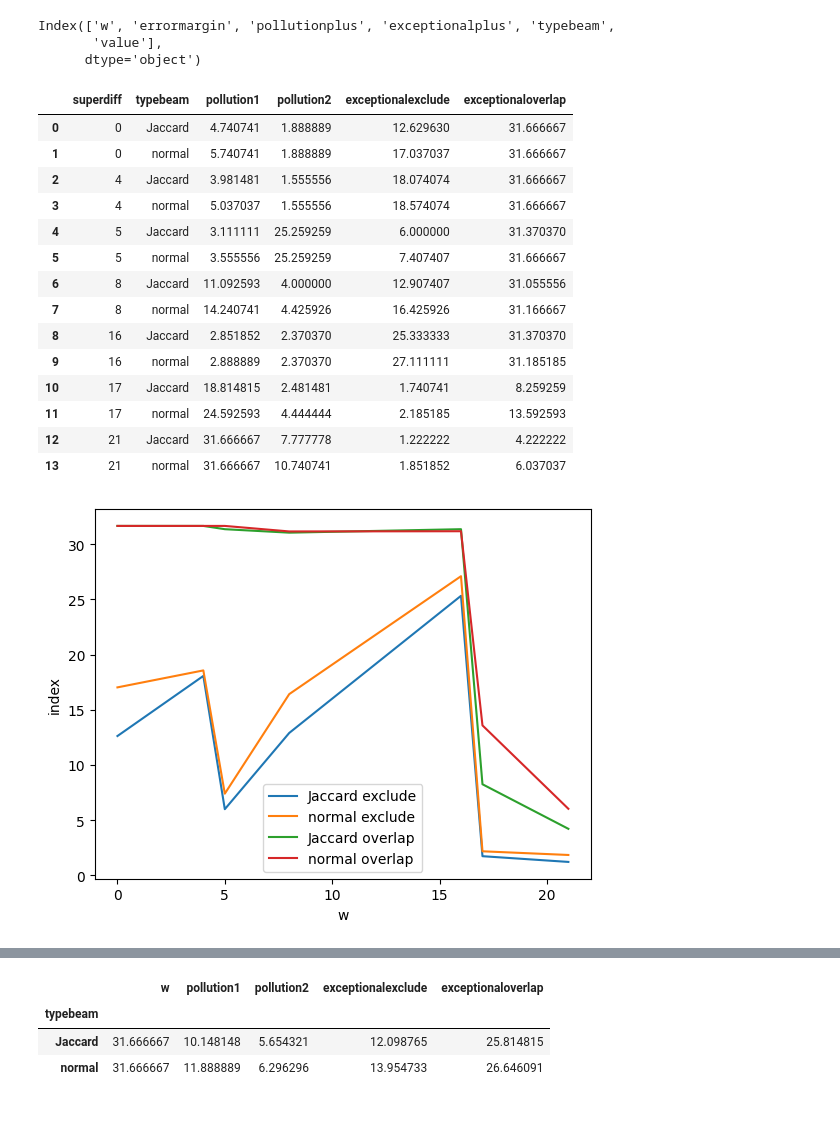
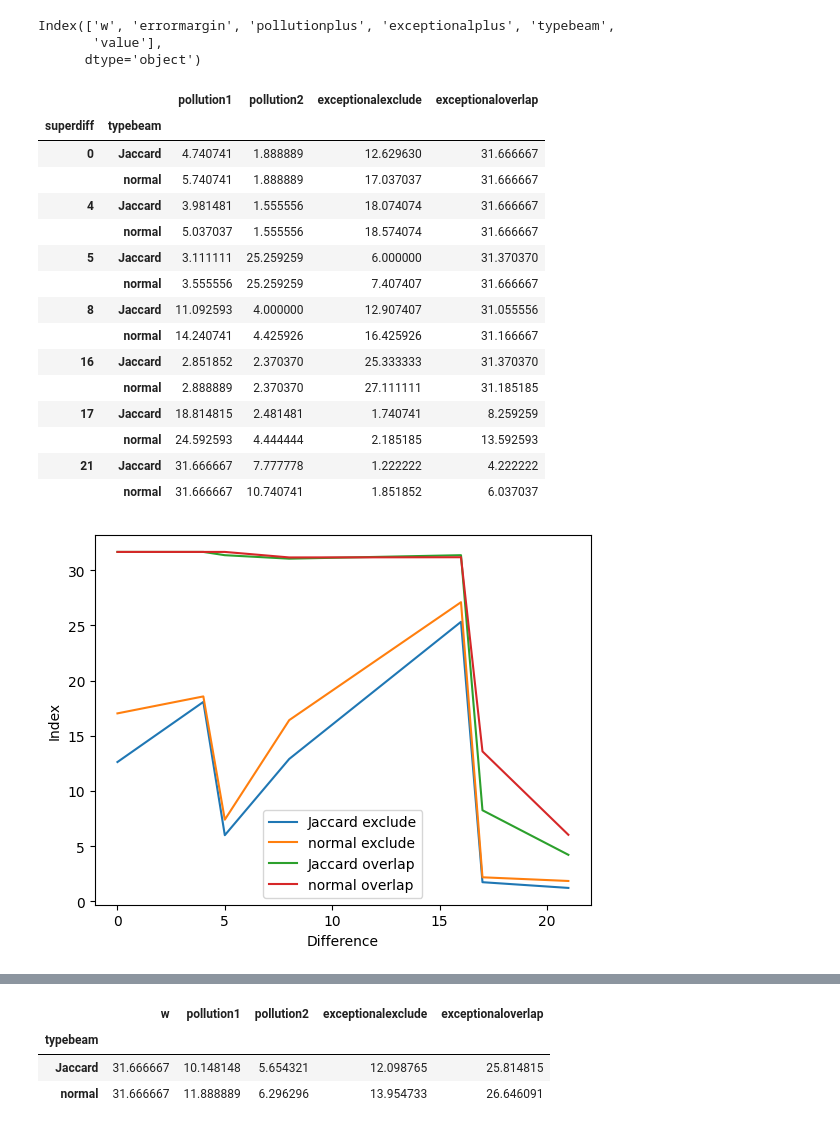
Before and after one commit to BartSlenders/EMM-JaccardBeamSearch-Thesis, a Jupyter notebook: test.ipynb, the cells around one changed output, grey strips where cells are left out. Drawn from its saved outputs; the diff is of its cells as text; code cells hidden in the pictures.

```diff
--- a/test.ipynb
+++ b/test.ipynb
@@ -136,41 +136,42 @@ df['exceptionaloverlap'] = f
 # %%
 df['superdiff']= abs(df['pollutionplus']-df['superexceptionalplus'])
 dfg = df.drop(axis=1, labels=["errormargin","superexceptionalplus", "pollutionplus", "exceptionalplus", "exceptional1", "exceptional2", "w"]).groupby(by=["superdiff", "typebeam"]).mean()
-dfg.reset_index(inplace=True)
 dfg
 # %% [output]
-|  | superdiff | typebeam | pollution1 | pollution2 | exceptionalexclude | exceptionaloverlap |
-| 0 | 0 | Jaccard | 4.740741 | 1.888889 | 12.629630 | 31.666667 |
-| 1 | 0 | normal | 5.740741 | 1.888889 | 17.037037 | 31.666667 |
-| 2 | 4 | Jaccard | 3.981481 | 1.555556 | 18.074074 | 31.666667 |
-| 3 | 4 | normal | 5.037037 | 1.555556 | 18.574074 | 31.666667 |
-| 4 | 5 | Jaccard | 3.111111 | 25.259259 | 6.000000 | 31.370370 |
-| 5 | 5 | normal | 3.555556 | 25.259259 | 7.407407 | 31.666667 |
-| 6 | 8 | Jaccard | 11.092593 | 4.000000 | 12.907407 | 31.055556 |
-| 7 | 8 | normal | 14.240741 | 4.425926 | 16.425926 | 31.166667 |
-| 8 | 16 | Jaccard | 2.851852 | 2.370370 | 25.333333 | 31.370370 |
-| 9 | 16 | normal | 2.888889 | 2.370370 | 27.111111 | 31.185185 |
-| 10 | 17 | Jaccard | 18.814815 | 2.481481 | 1.740741 | 8.259259 |
-| 11 | 17 | normal | 24.592593 | 4.444444 | 2.185185 | 13.592593 |
-| 12 | 21 | Jaccard | 31.666667 | 7.777778 | 1.222222 | 4.222222 |
-| 13 | 21 | normal | 31.666667 | 10.740741 | 1.851852 | 6.037037 |
+|  |  | pollution1 | pollution2 | exceptionalexclude | exceptionaloverlap |
+| superdiff | typebeam |  |  |  |  |
+| 0 | Jaccard | 4.740741 | 1.888889 | 12.629630 | 31.666667 |
+|  | normal | 5.740741 | 1.888889 | 17.037037 | 31.666667 |
+| 4 | Jaccard | 3.981481 | 1.555556 | 18.074074 | 31.666667 |
+|  | normal | 5.037037 | 1.555556 | 18.574074 | 31.666667 |
+| 5 | Jaccard | 3.111111 | 25.259259 | 6.000000 | 31.370370 |
+|  | normal | 3.555556 | 25.259259 | 7.407407 | 31.666667 |
+| 8 | Jaccard | 11.092593 | 4.000000 | 12.907407 | 31.055556 |
+|  | normal | 14.240741 | 4.425926 | 16.425926 | 31.166667 |
+| 16 | Jaccard | 2.851852 | 2.370370 | 25.333333 | 31.370370 |
+|  | normal | 2.888889 | 2.370370 | 27.111111 | 31.185185 |
+| 17 | Jaccard | 18.814815 | 2.481481 | 1.740741 | 8.259259 |
+|  | normal | 24.592593 | 4.444444 | 2.185185 | 13.592593 |
+| 21 | Jaccard | 31.666667 | 7.777778 | 1.222222 | 4.222222 |
+|  | normal | 31.666667 | 10.740741 | 1.851852 | 6.037037 |
 # %%
 import matplotlib.pyplot as plt
+dfg.reset_index(inplace=True)
 x = dfg[dfg['typebeam']== 'Jaccard']['superdiff']
 y = dfg[dfg['typebeam']== 'Jaccard']['exceptionalexclude']
-plt.plot(x,y, label="Jaccard exclude")
+plt.plot(x, y, label="Jaccard exclude")
 x = dfg[dfg['typebeam']== 'normal']['superdiff']
 y = dfg[dfg['typebeam']== 'normal']['exceptionalexclude']
-plt.plot(x,y, label="normal exclude")
+plt.plot(x, y, label="normal exclude")
 x = dfg[dfg['typebeam']== 'Jaccard']['superdiff']
 y = dfg[dfg['typebeam']== 'Jaccard']['exceptionaloverlap']
-plt.plot(x,y, label="Jaccard overlap")
+plt.plot(x, y, label="Jaccard overlap")
 x = dfg[dfg['typebeam']== 'normal']['superdiff']
 y = dfg[dfg['typebeam']== 'normal']['exceptionaloverlap']
-plt.plot(x,y, label="normal overlap")
+plt.plot(x, y, label="normal overlap")
 plt.legend()
-plt.ylabel('index')
-plt.xlabel('w')
+plt.ylabel('Index')
+plt.xlabel('Difference')
 plt.savefig("Experiment2_Compare.png")
 # %% [output]
-[figure, old version]
+[figure, new version]
```
Also changed, not shown: parts of 4 cells of this notebook, 8 other files.
